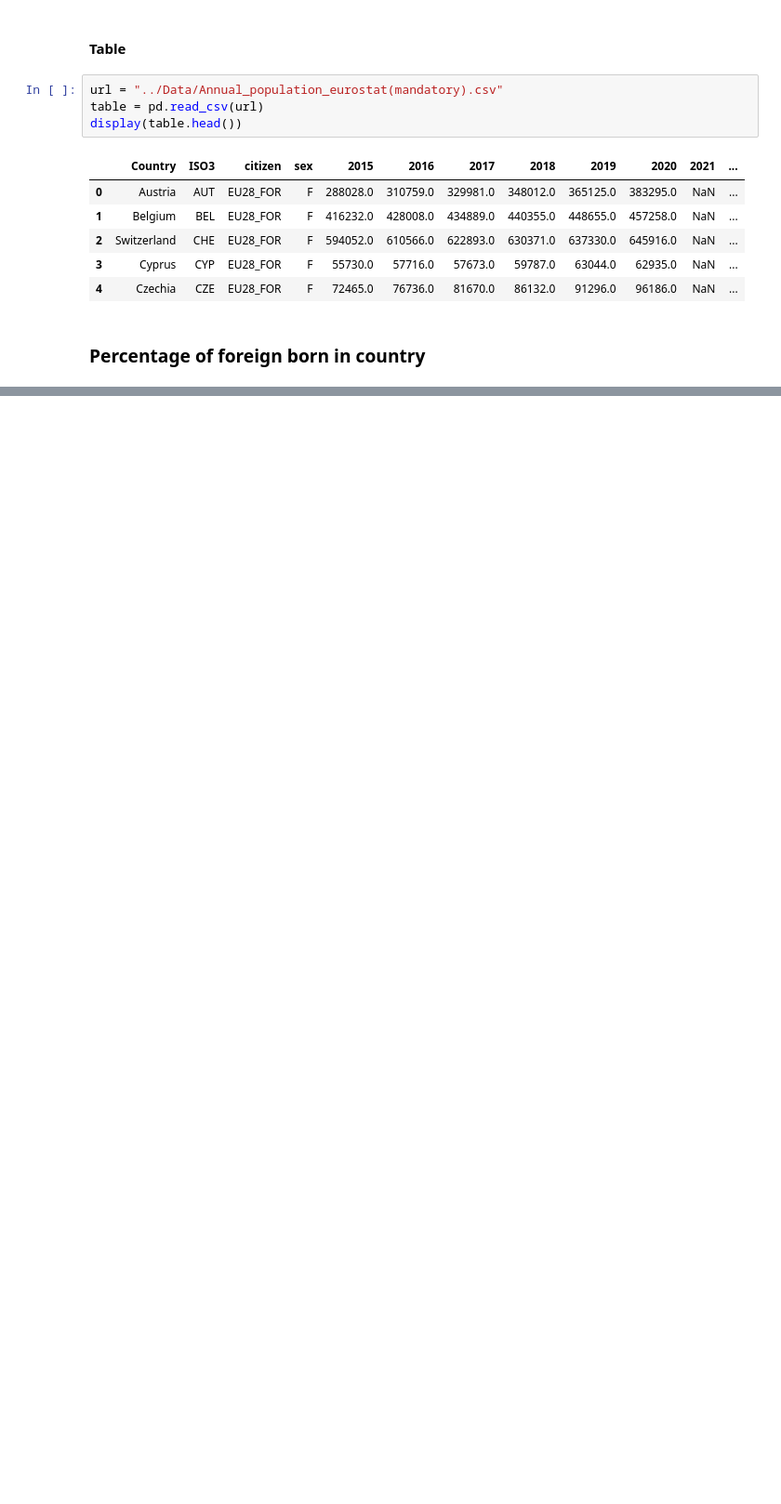
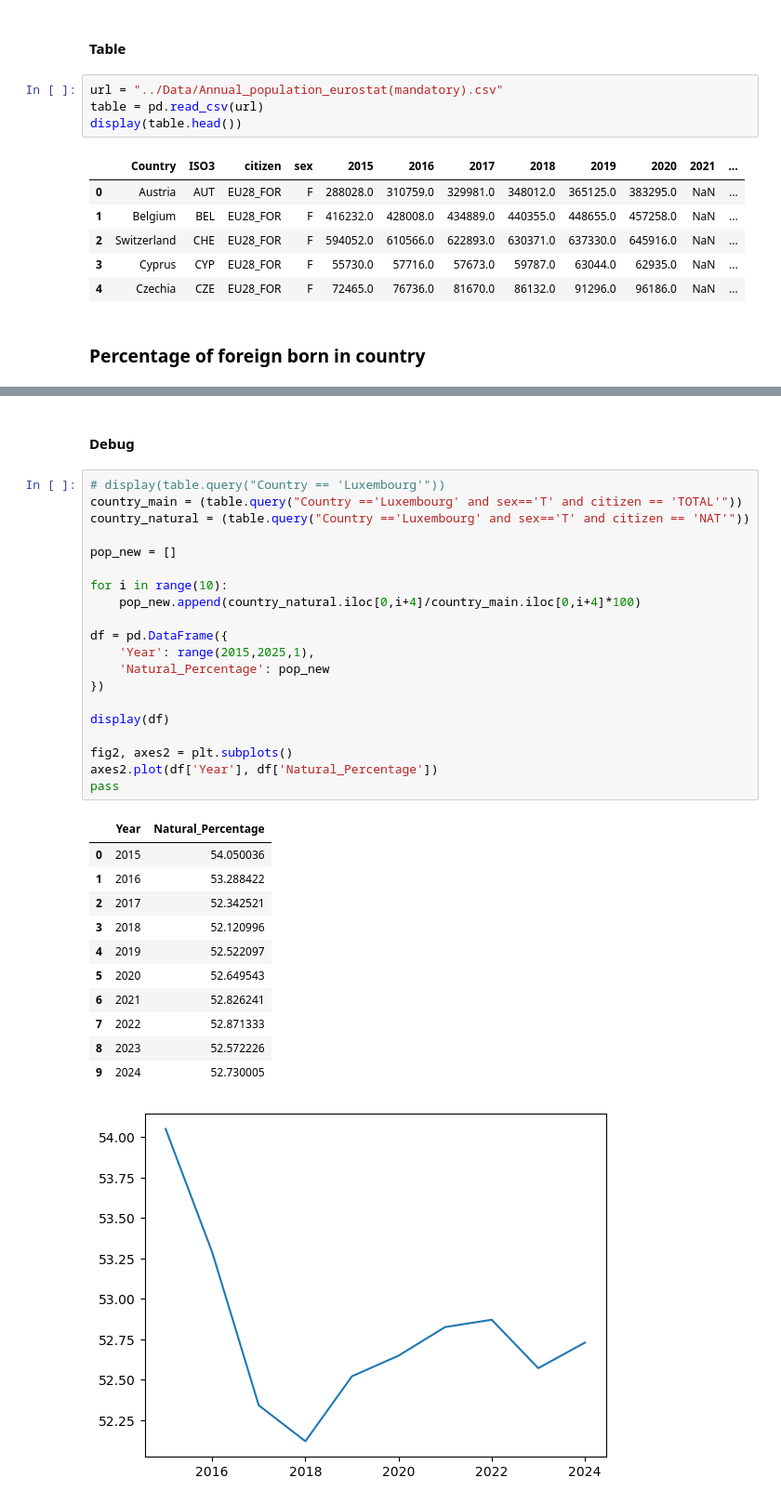
Before and after one commit to jatofi-official/migration-eu-analysis, a Jupyter notebook: Notebooks/mandatory_foreign_born.ipynb, the cells around one changed output, grey strips where cells are left out. Shown at 93% size. Saved outputs shown, nothing was run; the diff lists cells and outputs as text; blank space fills up the shorter version.

```diff
--- a/Notebooks/mandatory_foreign_born.ipynb
+++ b/Notebooks/mandatory_foreign_born.ipynb
@@ -77,3 +90,38 @@ Montenegro
 North Macedonia
 Serbia
 Ukraine
+# %% [markdown]
+#### Debug
+# %%
+# display(table.query("Country == 'Luxembourg'"))
+country_main = (table.query("Country =='Luxembourg' and sex=='T' and citizen == 'TOTAL'"))
+country_natural = (table.query("Country =='Luxembourg' and sex=='T' and citizen == 'NAT'"))
+
+pop_new = []
+
+for i in range(10):
+    pop_new.append(country_natural.iloc[0,i+4]/country_main.iloc[0,i+4]*100)
+
+df = pd.DataFrame({
+    'Year': range(2015,2025,1),
+    'Natural_Percentage': pop_new
+})
+
+display(df)
+
+fig2, axes2 = plt.subplots()
+axes2.plot(df['Year'], df['Natural_Percentage'])
+pass
+# %% [output]
+|  | Year | Natural_Percentage |
+| 0 | 2015 | 54.050036 |
+| 1 | 2016 | 53.288422 |
+| 2 | 2017 | 52.342521 |
+| 3 | 2018 | 52.120996 |
+| 4 | 2019 | 52.522097 |
+| 5 | 2020 | 52.649543 |
+| 6 | 2021 | 52.826241 |
+| 7 | 2022 | 52.871333 |
+| 8 | 2023 | 52.572226 |
+| 9 | 2024 | 52.730005 |
+[figure, added]
```
Also changed, not shown: parts of 2 cells of this notebook, 33 other files.
